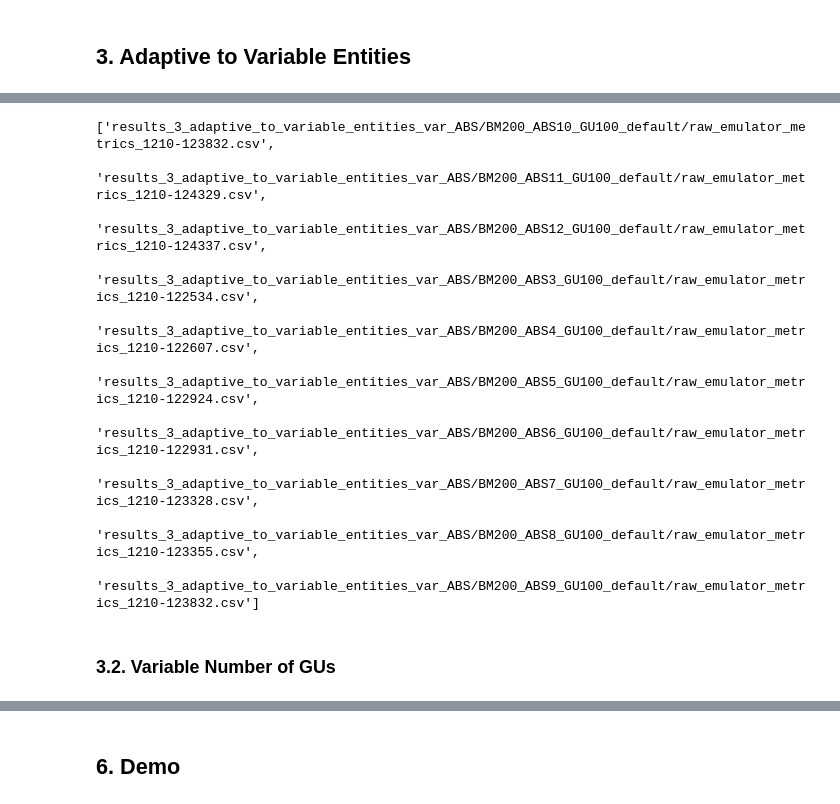
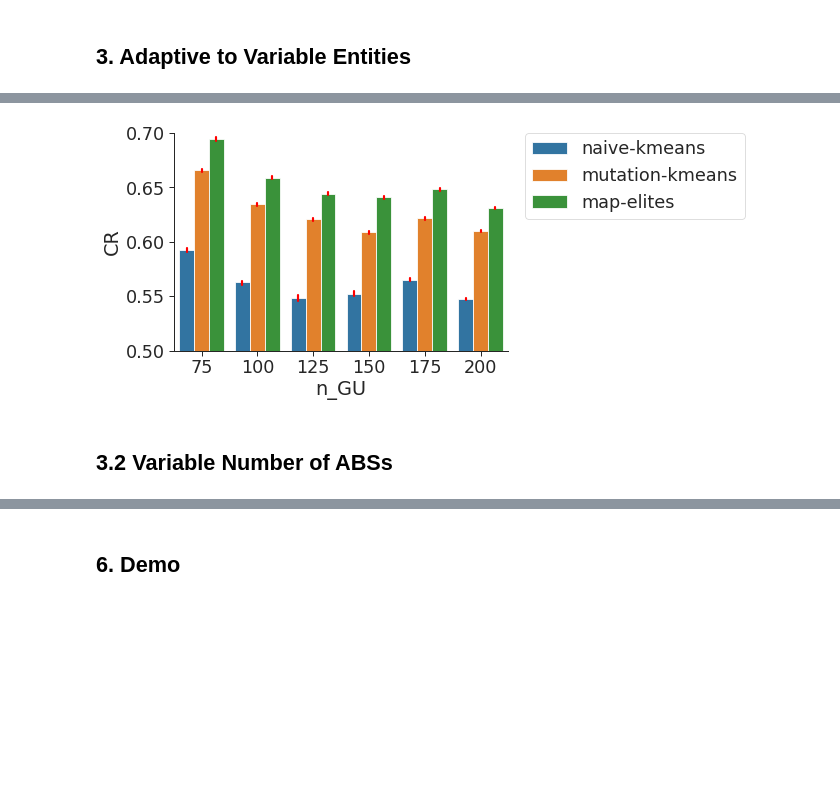
Before and after one commit to HAXRD/1120, a Jupyter notebook: plots.ipynb, the cells around one changed output, grey strips where cells are left out. Cells and saved outputs as stored; diff of their text form; code cells hidden in the pictures; blank space fills up the shorter version.

```diff
--- a/plots.ipynb
+++ b/plots.ipynb
@@ -131,14 +125,0 @@ plot(fpaths_3_var_ABS, "lineplot", "n_ABS", "CR", "Method",  ["naive-kmeans", "m
-# %%
-fpaths_3_var_ABS_interaction_set = sorted(glob(os.path.join("results_3_adaptive_to_variable_entities_var_ABS", "*", "raw_emulator_metrics_*.csv")))
-fpaths_3_var_ABS_interaction_set
-# %% [output]
-['results_3_adaptive_to_variable_entities_var_ABS/BM200_ABS10_GU100_default/raw_emulator_metrics_1210-123832.csv',
- 'results_3_adaptive_to_variable_entities_var_ABS/BM200_ABS11_GU100_default/raw_emulator_metrics_1210-124329.csv',
- 'results_3_adaptive_to_variable_entities_var_ABS/BM200_ABS12_GU100_default/raw_emulator_metrics_1210-124337.csv',
- 'results_3_adaptive_to_variable_entities_var_ABS/BM200_ABS3_GU100_default/raw_emulator_metrics_1210-122534.csv',
- 'results_3_adaptive_to_variable_entities_var_ABS/BM200_ABS4_GU100_default/raw_emulator_metrics_1210-122607.csv',
- 'results_3_adaptive_to_variable_entities_var_ABS/BM200_ABS5_GU100_default/raw_emulator_metrics_1210-122924.csv',
- 'results_3_adaptive_to_variable_entities_var_ABS/BM200_ABS6_GU100_default/raw_emulator_metrics_1210-122931.csv',
- 'results_3_adaptive_to_variable_entities_var_ABS/BM200_ABS7_GU100_default/raw_emulator_metrics_1210-123328.csv',
- 'results_3_adaptive_to_variable_entities_var_ABS/BM200_ABS8_GU100_default/raw_emulator_metrics_1210-123355.csv',
- 'results_3_adaptive_to_variable_entities_var_ABS/BM200_ABS9_GU100_default/raw_emulator_metrics_1210-123832.csv']
@@ -146,0 +126,15 @@ aggregate_data(fpaths_3_var_ABS_interaction_set, ["n_ABS"], ["Absolute Elem-wise
+# %%
+fpaths_3_methods_var_GU = sorted(glob(os.path.join("results_3_adaptive_to_variable_entities_var_GU", "*", "*", "raw_CRs_*.csv")))
+assert len(fpaths_3_methods_var_GU) == 6 * 3
+
+# aggregate csv data into 1 dataframe
+df_3_methods_var_GU = aggregate2df(fpaths_3_methods_var_GU)
+# store the dataframe into csv file
+df2csv(df_3_methods_var_GU,
+       ["n_GU", "Method"], ["CR"], os.path.join(plot_dir, "3_methods_var_GU.csv"))
+# plot
+barplot("n_GU", "CR", df_3_methods_var_GU,
+        "Method", ["naive-kmeans", "mutation-kmeans", "map-elites"],
+        ylim=(0.5, 0.7))
+# %% [output]
+[figure, added]
@@ -147,2 +151,2 @@ aggregate_data(fpaths_3_var_ABS_interaction_set, ["n_ABS"], ["Absolute Elem-wise
 # %% [markdown]
-### 3.2. Variable Number of GUs
+## 3.2 Variable Number of ABSs
```
Also changed, not shown: parts of 52 cells of this notebook, 13 other files.
